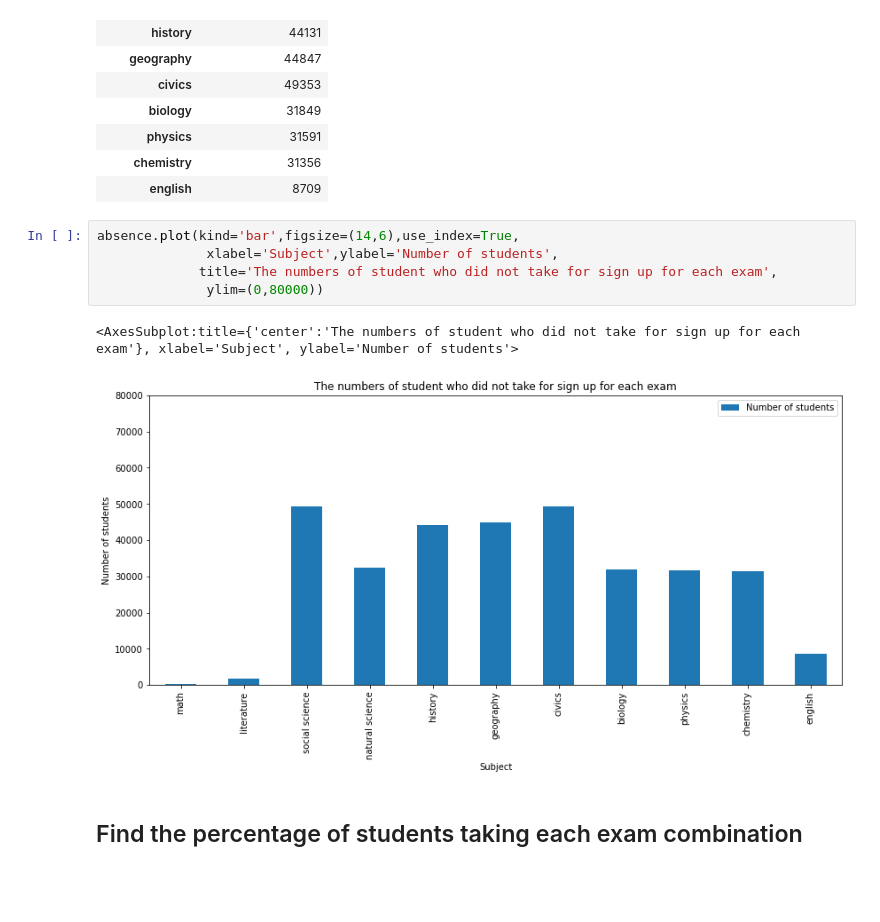
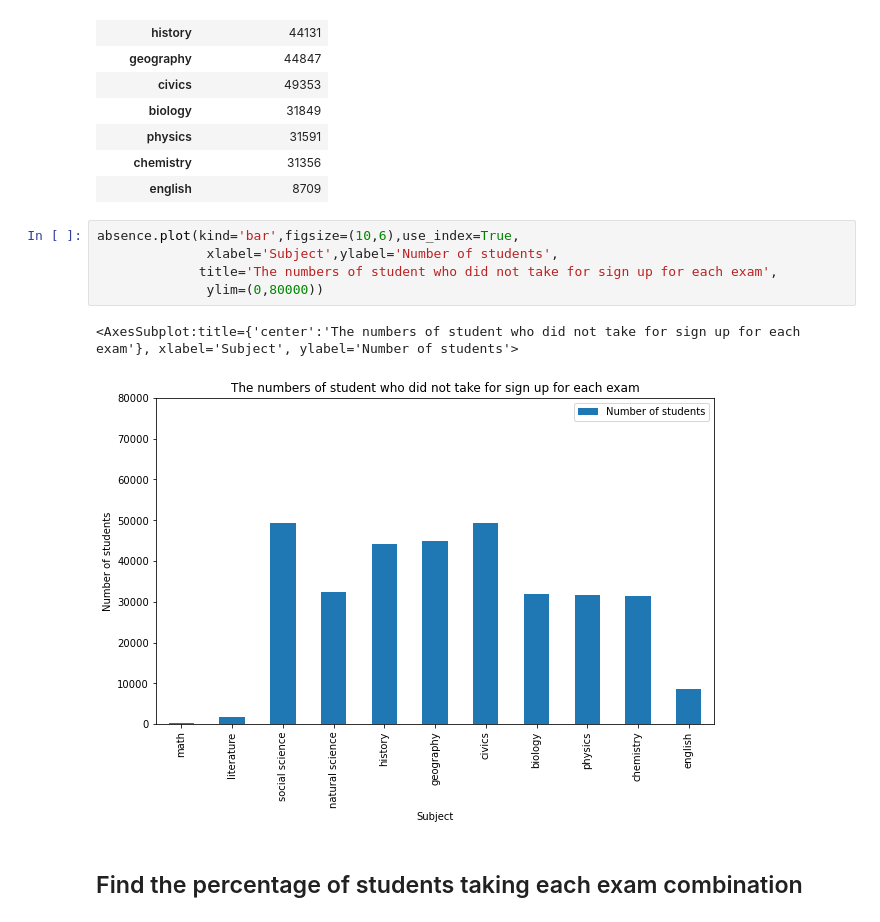
Before and after one commit to ahnngo/analyzing_vietnamese_graduation_score_2020, a Jupyter notebook: Data Visualization.ipynb, the cells around one changed output. Cells and saved outputs as stored; diff of their text form; blank space fills up the shorter version.

```diff
--- a/Data Visualization.ipynb
+++ b/Data Visualization.ipynb
@@ -101,13 +101,13 @@ absence
 | chemistry | 31356 |
 | english | 8709 |
 # %%
-absence.plot(kind='bar',figsize=(14,6),use_index=True,
+absence.plot(kind='bar',figsize=(10,6),use_index=True,
               xlabel='Subject',ylabel='Number of students',
              title='The numbers of student who did not take for sign up for each exam',
               ylim=(0,80000))
 # %% [output]
 <AxesSubplot:title={'center':'The numbers of student who did not take for sign up for each exam'}, xlabel='Subject', ylabel='Number of students'>
-[figure, old version]
+[figure, new version]
 # %% [markdown]
 ## Find the percentage of students taking each exam combination
 # %%
```
Also changed, not shown: parts of 6 cells of this notebook, 4 other files.
